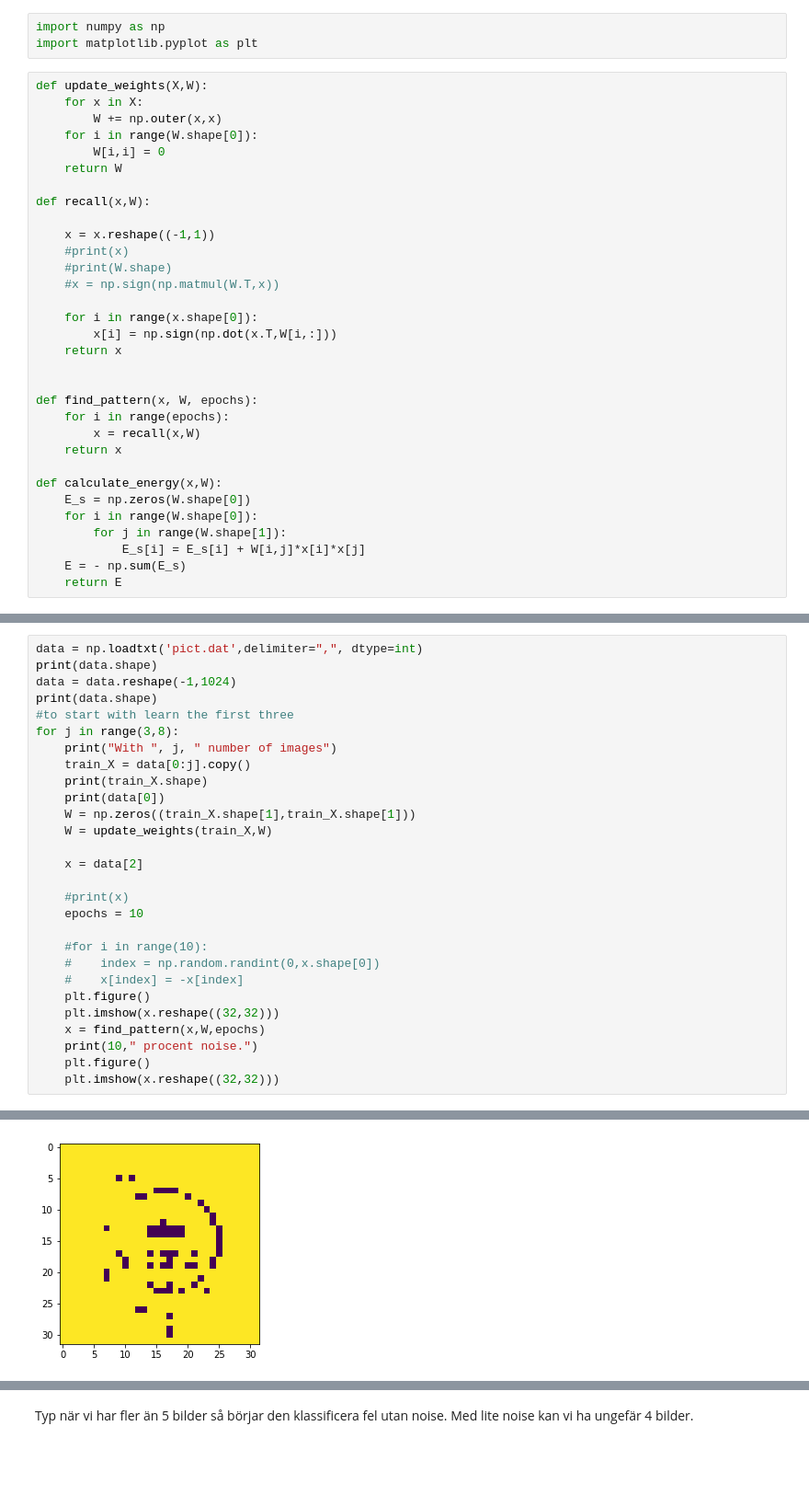
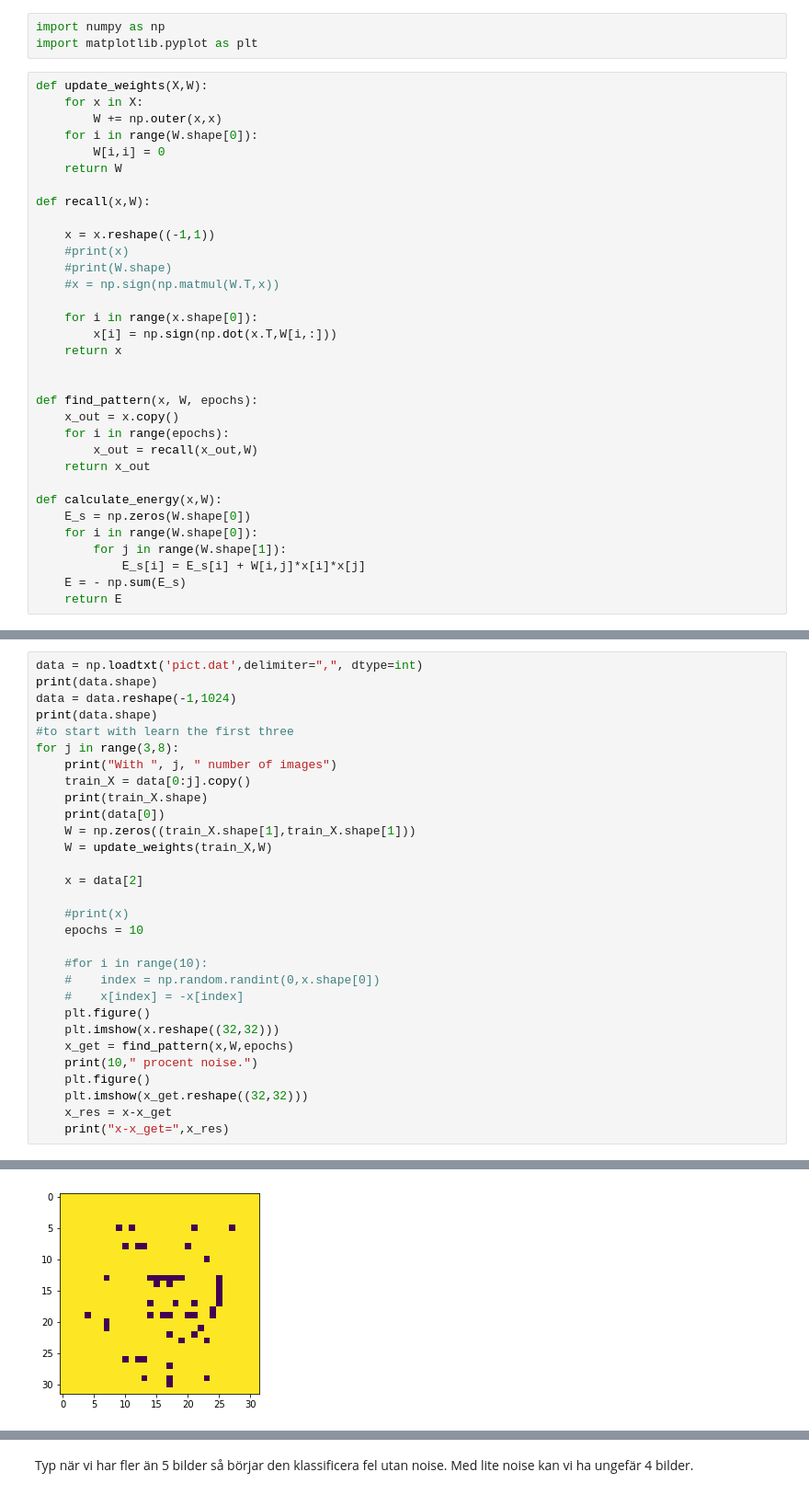
Before and after one commit to smallgreycreatures/DD2437, a Jupyter notebook: lab3/3.5.ipynb, the cells around one changed output, grey strips where cells are left out. Shown at 92% size. Saved outputs shown, nothing was run; the diff lists cells and outputs as text; blank space fills up the shorter version.

```diff
--- a/lab3/3.5.ipynb
+++ b/lab3/3.5.ipynb
@@ -22,9 +22,10 @@ def recall(x,W):
 
 
 def find_pattern(x, W, epochs):
+    x_out = x.copy()
     for i in range(epochs):
-        x = recall(x,W)
-    return x
+        x_out = recall(x_out,W)
+    return x_out
 
 def calculate_energy(x,W):
     E_s = np.zeros(W.shape[0])
@@ -111,10 +116,12 @@ for j in range(3,8):
     #    x[index] = -x[index]
     plt.figure()
     plt.imshow(x.reshape((32,32)))
-    x = find_pattern(x,W,epochs)
+    x_get = find_pattern(x,W,epochs)
     print(10," procent noise.")
     plt.figure()
-    plt.imshow(x.reshape((32,32)))
+    plt.imshow(x_get.reshape((32,32)))
+    x_res = x-x_get
+    print("x-x_get=",x_res)
 # %% [output]
 (11264,)
 (11, 1024)
@@ -141 +148 @@ With  7  number of images
-[figure, old version]
+[figure, new version]
```
Also changed, not shown: parts of 6 cells of this notebook, 1 other file.
